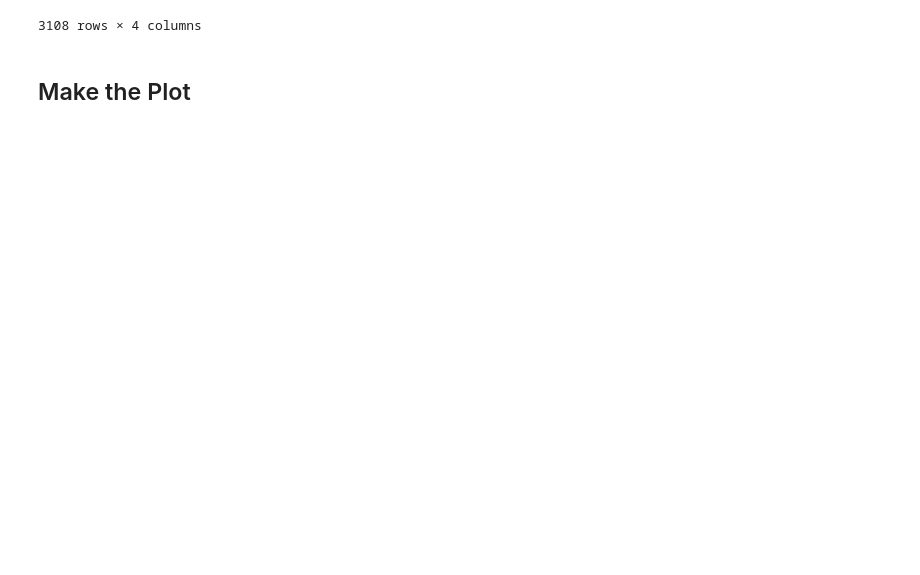
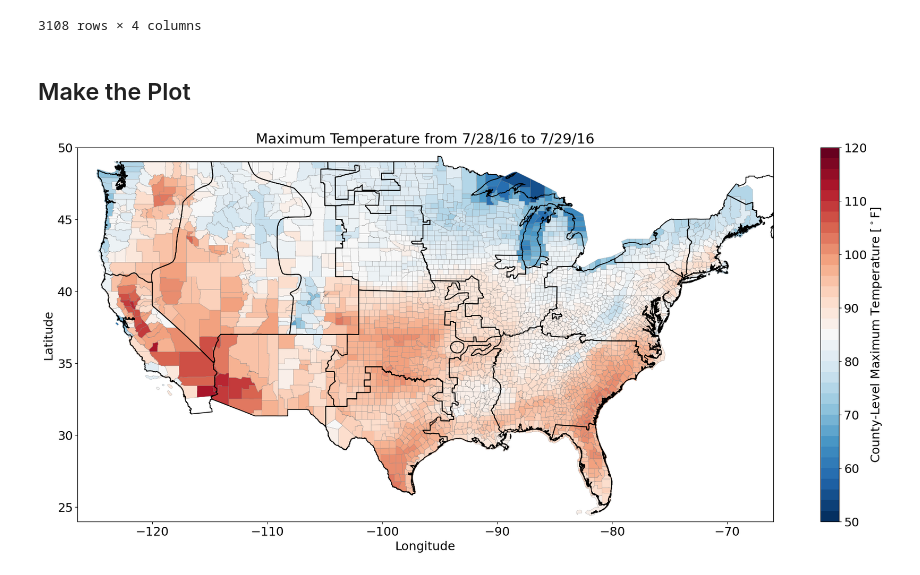
Before and after one commit to cdburley/burleyson-etal_2026_tbd, a Jupyter notebook: notebooks/plot_event_temperature_maps.ipynb, the cells around one changed output. Cells and saved outputs as stored; diff of their text form; code cells hidden in the pictures; blank space fills up the shorter version.

```diff
--- a/notebooks/plot_event_temperature_maps.ipynb
+++ b/notebooks/plot_event_temperature_maps.ipynb
@@ -189,27 +189,29 @@ def plot_county_temperature_map(hw_cs: str, event: str, hw_cs_data_dir: str, ner
 
     # If the "save_images" flag is set to true then save the plot to a .png file:
     if save_images == True:
-       if event == 'HW_NERC12_Event16':
-          filename = (os.path.join(image_output_dir + 'ED1-RM_Temperature_Map.png'))
-       if event == 'HW_NERC12_Event12':
-          filename = (os.path.join(image_output_dir + 'ED2-RM_Temperature_Map.png'))
+       if event == 'HW_NERC4_Event2':
+          filename = (os.path.join(image_output_dir + 'ED1-GB_Temperature_Map.png'))
+       if event == 'HW_NERC4_Event9':
+          filename = (os.path.join(image_output_dir + 'ED2-GB_Temperature_Map.png'))
        if event == 'HW_NERC1_Event79':
           filename = (os.path.join(image_output_dir + 'HC1-CA_Temperature_Map.png'))
        if event == 'HW_NERC1_Event8':
           filename = (os.path.join(image_output_dir + 'HC2-CA_Temperature_Map.png'))
        if event == 'HW_NERC11_Event62':
           filename = (os.path.join(image_output_dir + 'SE1-PNW_Temperature_Map.png'))
-       if event == 'HW_NERC11_Event13':
+       if event == 'HW_NERC11_Event88':
           filename = (os.path.join(image_output_dir + 'SE2-PNW_Temperature_Map.png'))
        plt.savefig(filename, dpi=image_resolution, bbox_inches='tight')
-       plt.close()
+       #plt.close()
 # %%
 # Make the plot
 plot_county_temperature_map(hw_cs = 'HW',
-                            event = 'HW_NERC11_Event62',
+                            event = 'HW_NERC11_Event88',
                             hw_cs_data_dir = hw_cs_data_dir,
                             nerc_shapefile_dir = nerc_shapefile_dir,
                             county_shapefile_dir = county_shapefile_dir,
                             image_output_dir = image_output_dir,
                             image_resolution = 150,
                             save_images = True)
+# %% [output]
+[figure, added]
```
Also changed, not shown: parts of 1 cell of this notebook, 28 other files.
